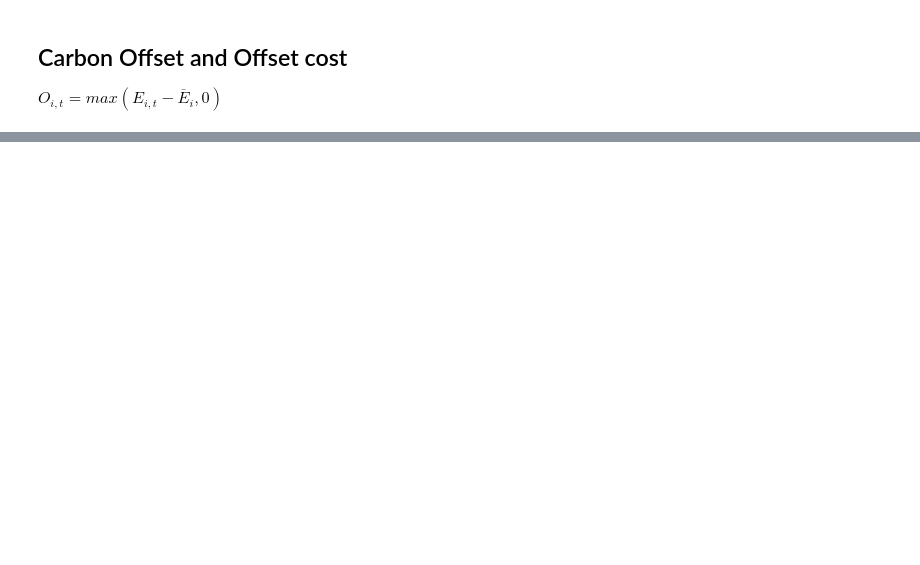
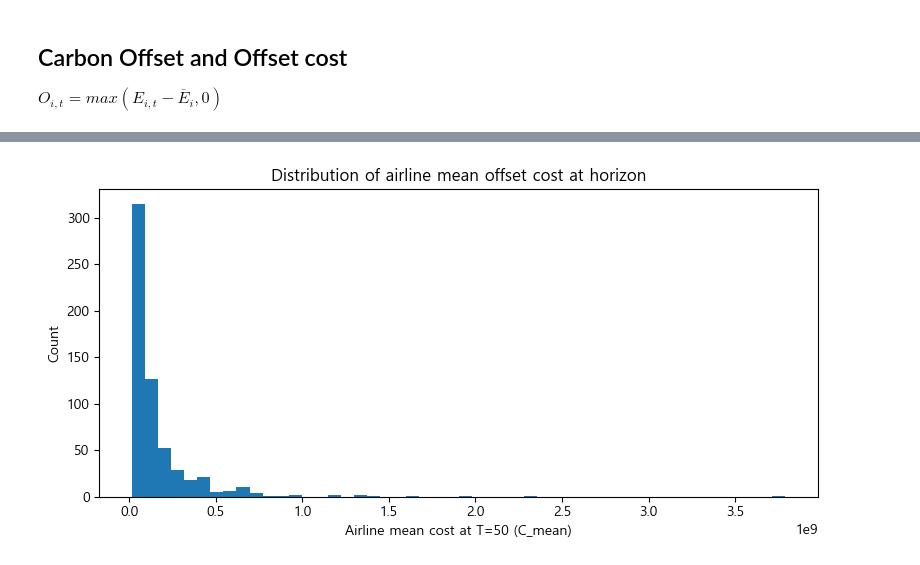
Before and after one commit to pookopook/GCEMM, a Jupyter notebook: 01 scenario.ipynb, the cells around one changed output, grey strips where cells are left out. Drawn from its saved outputs; the diff is of its cells as text; code cells hidden in the pictures; blank space fills up the shorter version.

```diff
--- a/01 scenario.ipynb
+++ b/01 scenario.ipynb
@@ -139,0 +410,15 @@ scenarios
+# %%
+econ_params = economic_growth["normal"]
+carbon_params = carbon_price["high"]
+
+airline_stats_T50 = mc_airline_moments_at_horizon(
+    df_2019=df,
+    econ_params=econ_params,
+    carbon_params=carbon_params,
+    horizon_year=2030,   # 2019+50
+    n_sims=2000,
+    seed=7,
+    O_rule="growth_neutral"
+)
+
+airline_stats_T50.head()
@@ -139,0 +432,12 @@ scenarios
+# %%
+import matplotlib.pyplot as plt
+
+plt.figure(figsize=(8,4))
+plt.hist(airline_stats_T50["C_mean"], bins=50)
+plt.xlabel("Airline mean cost at T=50 (C_mean)")
+plt.ylabel("Count")
+plt.title("Distribution of airline mean offset cost at horizon")
+plt.tight_layout()
+plt.show()
+# %% [output]
+[figure, added]
```
Also changed, not shown: parts of 58 cells of this notebook.
